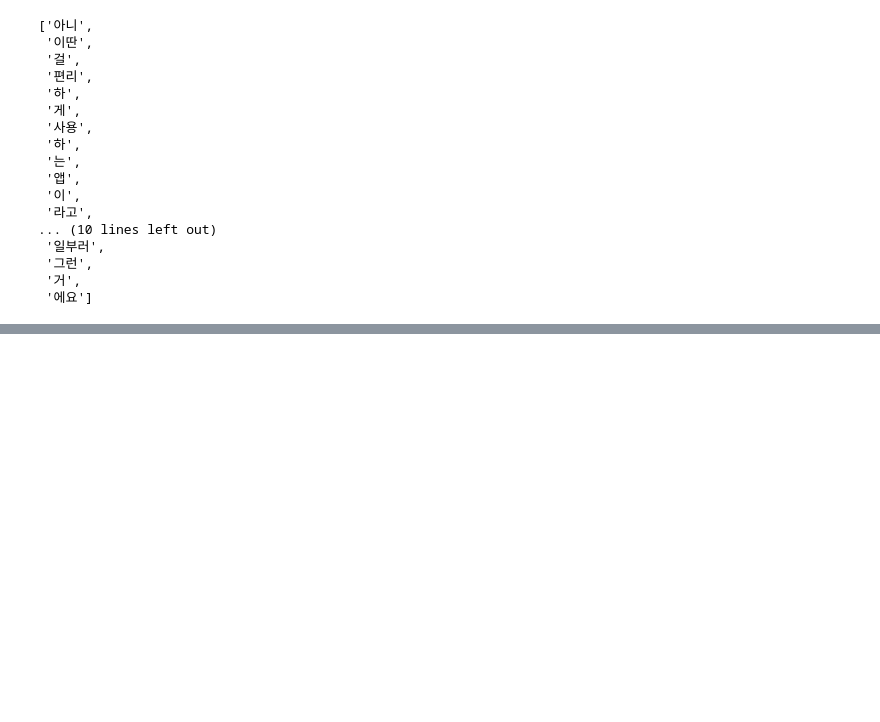
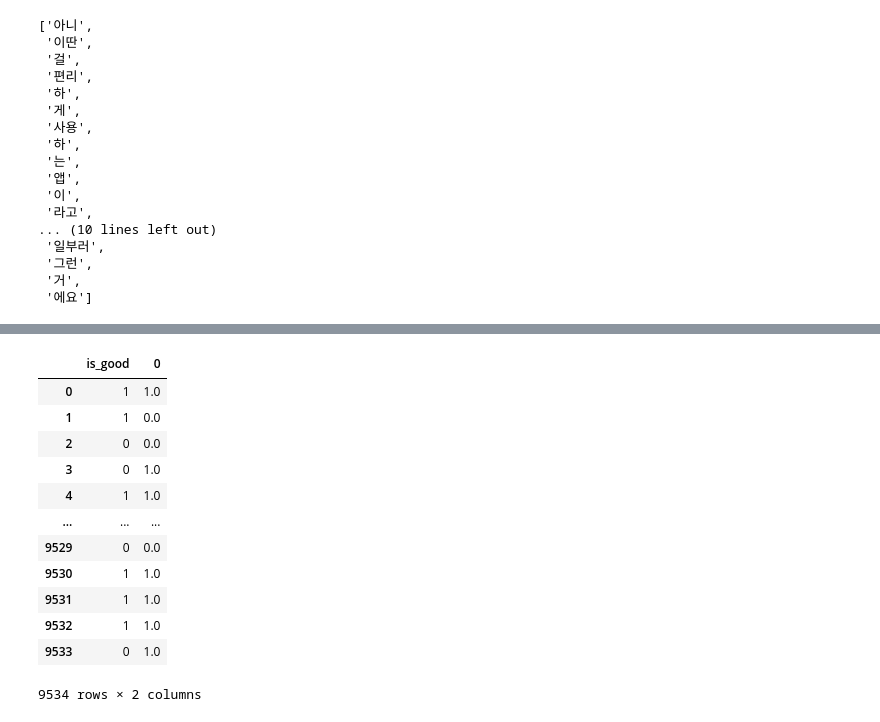
Before and after one commit to LongS1eeper/fintech_service_2nd, a Jupyter notebook: 06deep_learning/12RNN으로만든모델로_테스트데이터_분석하기.ipynb, the cells around one changed output, grey strips where cells are left out. Cells and saved outputs as stored; diff of their text form; code cells hidden in the pictures; blank space fills up the shorter version.

```diff
--- a/06deep_learning/12RNN으로만든모델로_테스트데이터_분석하기.ipynb
+++ b/06deep_learning/12RNN으로만든모델로_테스트데이터_분석하기.ipynb
@@ -184,0 +200,16 @@ print(classification_report(y_test, pred))
+# %%
+cnn_lstm_result
+# %% [output]
+|  | is_good | 0 |
+| 0 | 1 | 1.0 |
+| 1 | 1 | 0.0 |
+| 2 | 0 | 0.0 |
+| 3 | 0 | 1.0 |
+| 4 | 1 | 1.0 |
+| ... | ... | ... |
+| 9529 | 0 | 0.0 |
+| 9530 | 1 | 1.0 |
+| 9531 | 1 | 1.0 |
+| 9532 | 1 | 1.0 |
+| 9533 | 0 | 1.0 |
+9534 rows × 2 columns
```
Also changed, not shown: parts of 37 cells of this notebook, 3 other files.
